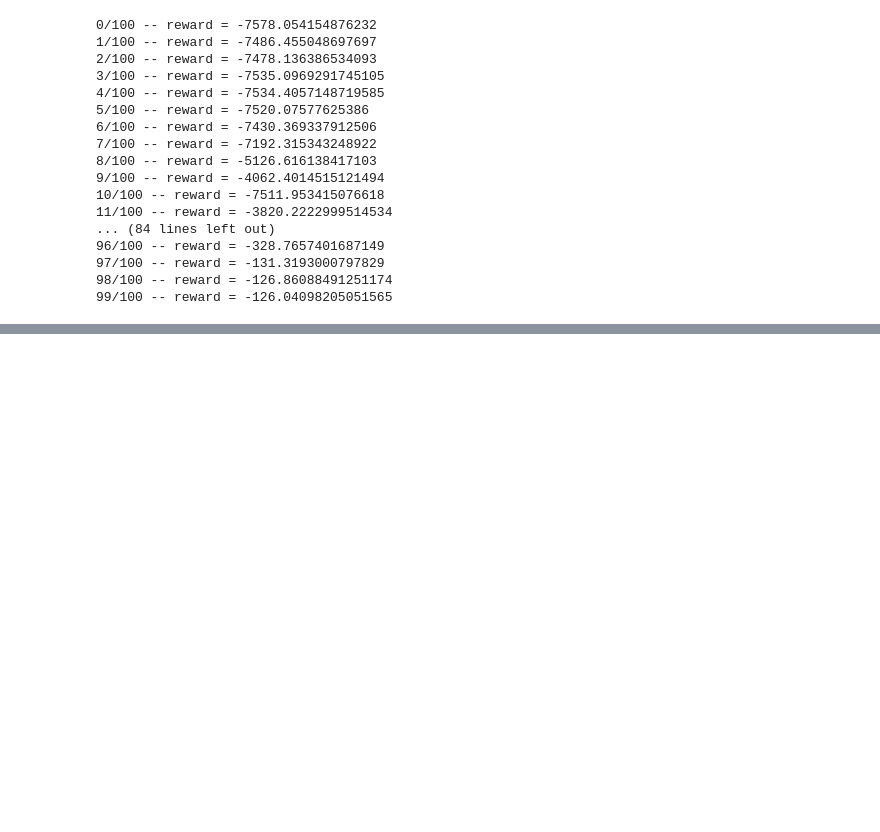
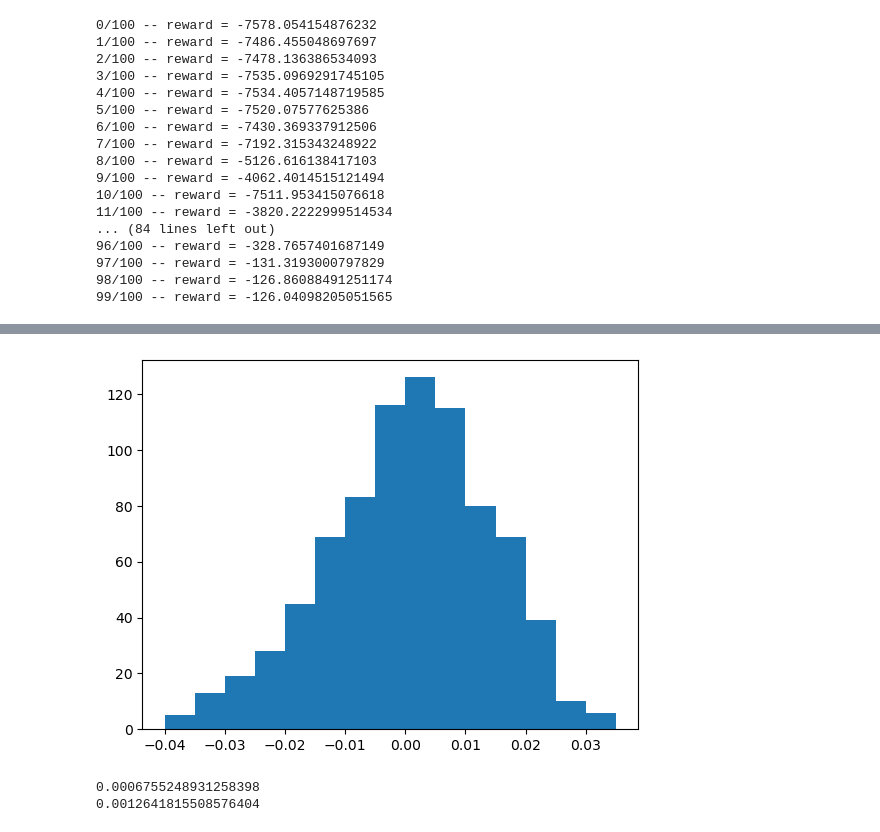
Before and after one commit to dtborders/ml-methods, a Jupyter notebook: deep_continuous_q_learn.ipynb, the cells around one changed output, grey strips where cells are left out. Cells and saved outputs as stored; diff of their text form; code cells hidden in the pictures; blank space fills up the shorter version.

```diff
--- a/deep_continuous_q_learn.ipynb
+++ b/deep_continuous_q_learn.ipynb
@@ -445,0 +501,10 @@ plt.xticks([0, len(datas[ticker]-1)], [datas[ticker].index[0], datas[ticker].ind
+# %%
+plt.figure()
+plt.hist(def_rewards, bins=np.arange(-.04, .04, .005))
+plt.show()
+print(np.mean(def_rewards))
+print(np.median(def_rewards))
+# %% [output]
+[figure, added]
+0.0006755248931258398
+0.0012641815508576404
```
Also changed, not shown: parts of 24 cells of this notebook.
